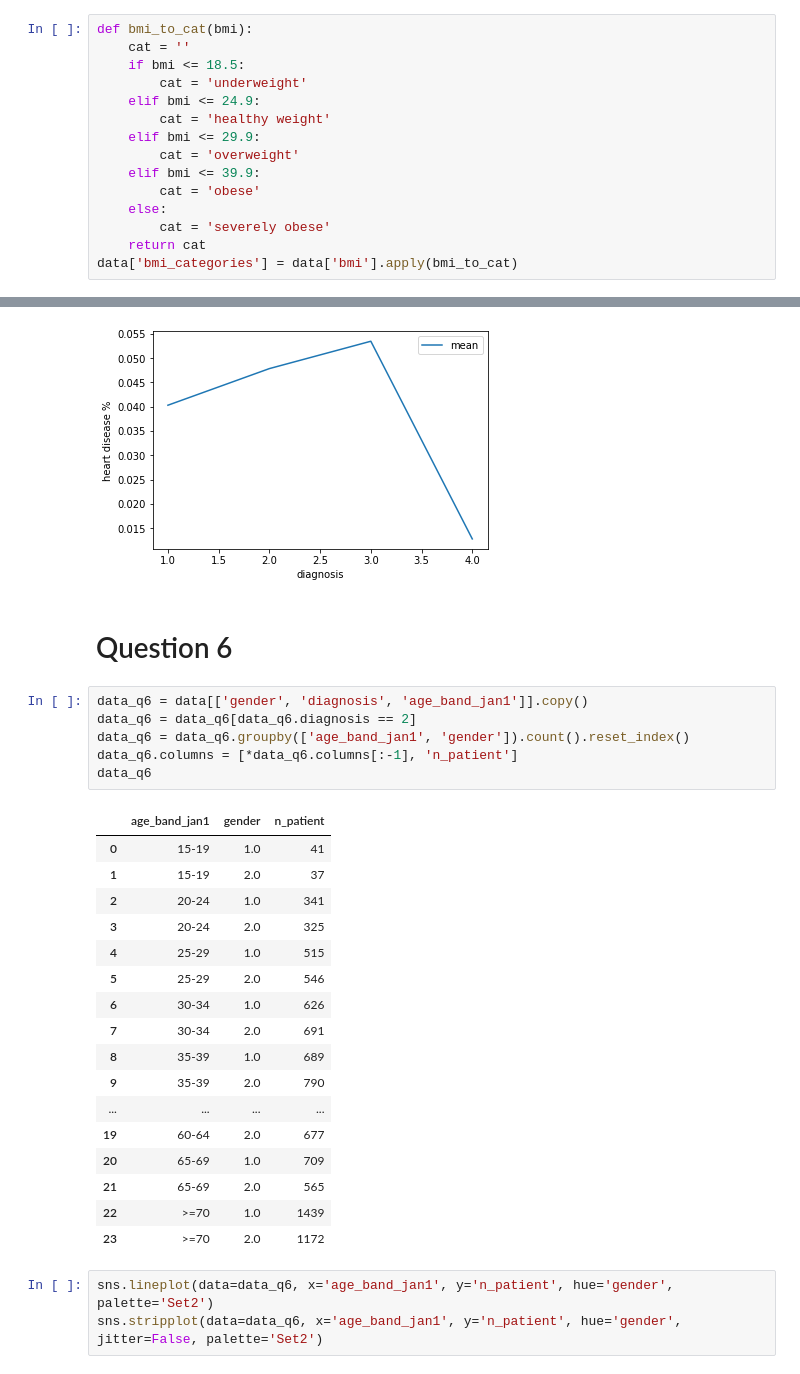
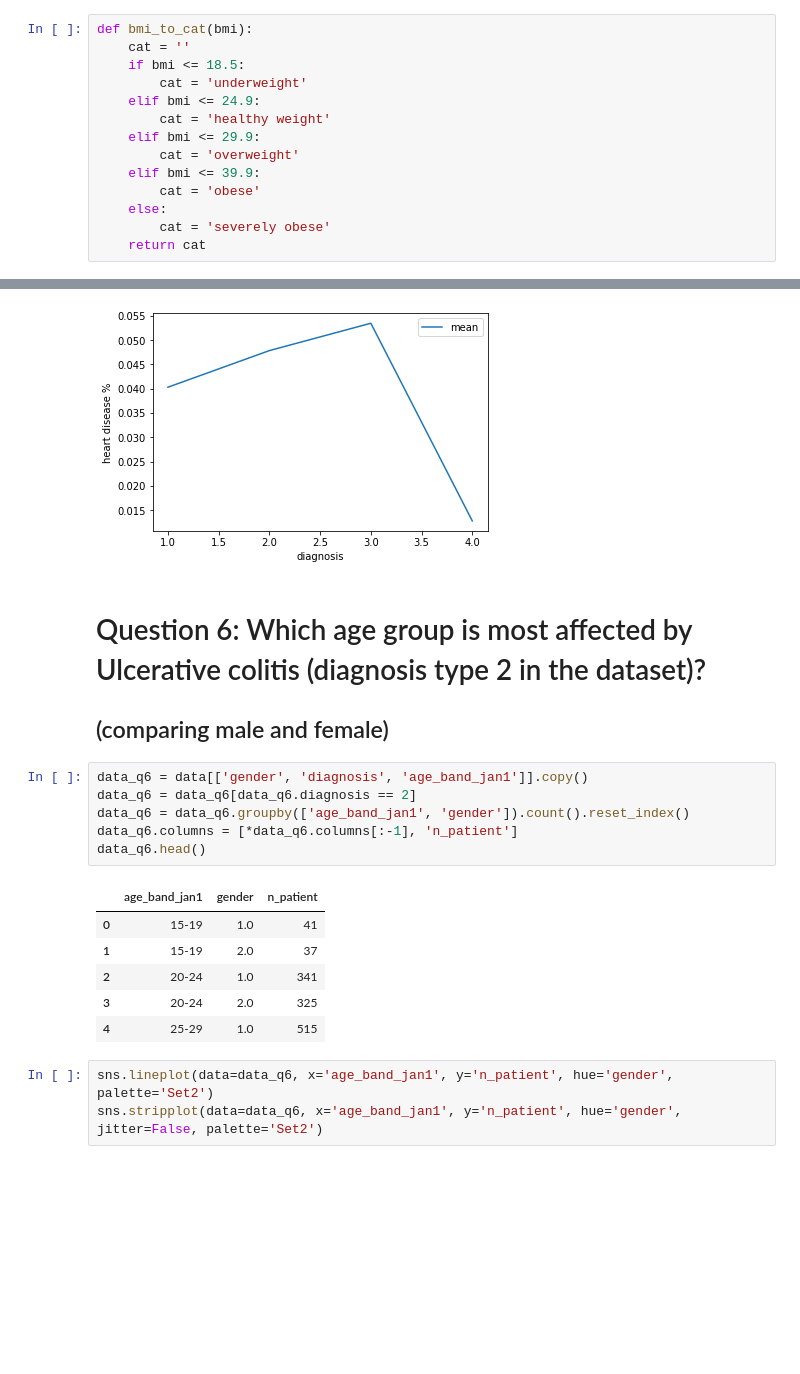
Before and after one commit to ahmed-isar/IBD-disease, a Jupyter notebook: solution.ipynb, the cells around one changed output, grey strips where cells are left out. Cells and saved outputs as stored; diff of their text form; blank space fills up the shorter version.

```diff
--- a/solution.ipynb
+++ b/solution.ipynb
@@ -50,5 +50,4 @@ def bmi_to_cat(bmi):
     else:
         cat = 'severely obese'
     return cat
-data['bmi_categories'] = data['bmi'].apply(bmi_to_cat)
 # %%
@@ -256,31 +235,21 @@ plt.ylabel('heart disease %')
 Text(0, 0.5, 'heart disease %')
 [figure]
 # %% [markdown]
-# Question 6
+# Question 6: Which age group is most affected by Ulcerative colitis (diagnosis type 2 in the dataset)?
+## (comparing male and female)
 # %%
 data_q6 = data[['gender', 'diagnosis', 'age_band_jan1']].copy()
 data_q6 = data_q6[data_q6.diagnosis == 2]
 data_q6 = data_q6.groupby(['age_band_jan1', 'gender']).count().reset_index()
 data_q6.columns = [*data_q6.columns[:-1], 'n_patient']
-data_q6
+data_q6.head()
 # %% [output]
 |  | age_band_jan1 | gender | n_patient |
 | 0 | 15-19 | 1.0 | 41 |
 | 1 | 15-19 | 2.0 | 37 |
 | 2 | 20-24 | 1.0 | 341 |
 | 3 | 20-24 | 2.0 | 325 |
 | 4 | 25-29 | 1.0 | 515 |
-| 5 | 25-29 | 2.0 | 546 |
-| 6 | 30-34 | 1.0 | 626 |
-| 7 | 30-34 | 2.0 | 691 |
-| 8 | 35-39 | 1.0 | 689 |
-| 9 | 35-39 | 2.0 | 790 |
-| ... | ... | ... | ... |
-| 19 | 60-64 | 2.0 | 677 |
-| 20 | 65-69 | 1.0 | 709 |
-| 21 | 65-69 | 2.0 | 565 |
-| 22 | >=70 | 1.0 | 1439 |
-| 23 | >=70 | 2.0 | 1172 |
 # %%
 sns.lineplot(data=data_q6, x='age_band_jan1', y='n_patient', hue='gender', palette='Set2')
 sns.stripplot(data=data_q6, x='age_band_jan1', y='n_patient', hue='gender', jitter=False, palette='Set2')
```
Also changed, not shown: parts of 17 cells of this notebook.
